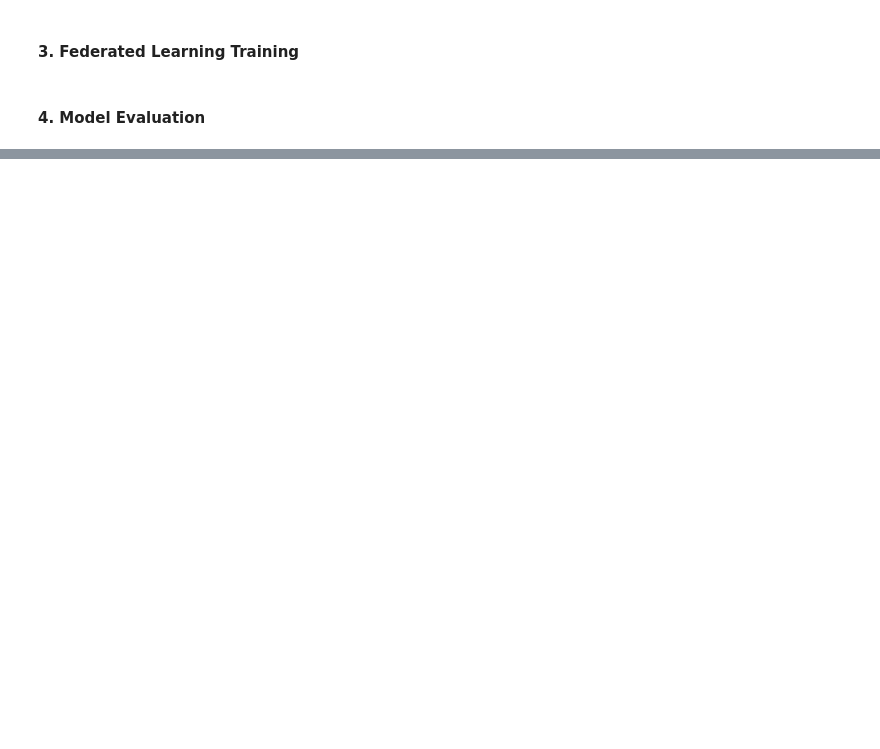
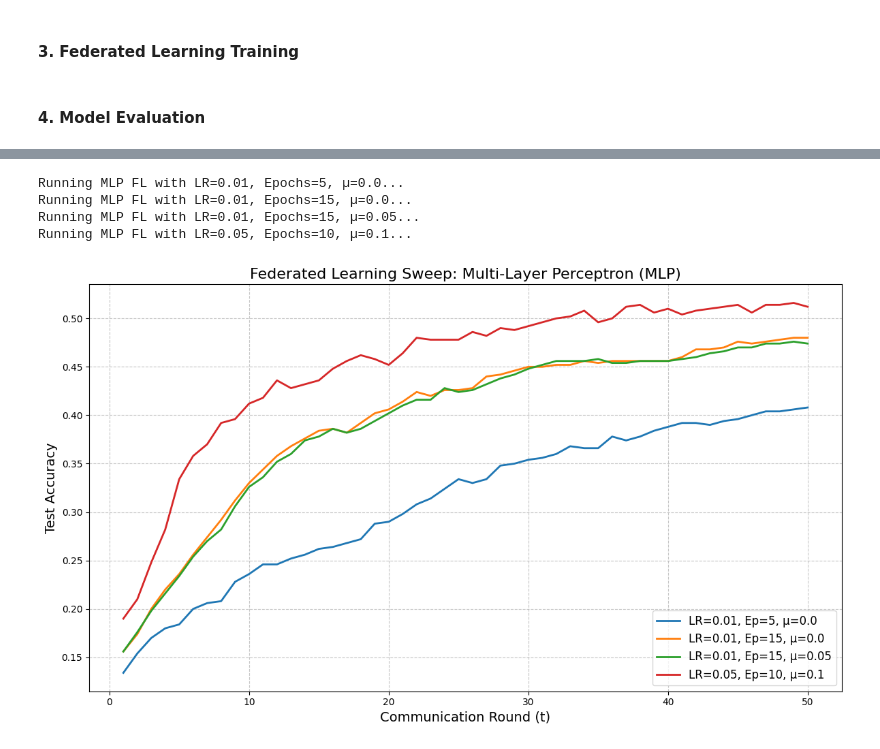
Before and after one commit to alexrogermoya/AAX_Projects, a Jupyter notebook: AAX_Seminars/AAX_Seminar_5/AAX_Seminar5.ipynb, the cells around one changed output, grey strips where cells are left out. Saved outputs shown, nothing was run; the diff lists cells and outputs as text; code cells hidden in the pictures; blank space fills up the shorter version.

```diff
--- a/AAX_Seminars/AAX_Seminar_5/AAX_Seminar5.ipynb
+++ b/AAX_Seminars/AAX_Seminar_5/AAX_Seminar5.ipynb
@@ -274,0 +323,42 @@ Test set: 500 samples, classes: [np.int64(1), np.int64(2), np.int64(3), np.int64
+# %%
+mlp_hyperparam_grid = [
+    {'lr': 0.01, 'epochs': 5,  'mu': 0.0},   # Standard FedAvg (Low local epochs)
+    {'lr': 0.01, 'epochs': 15, 'mu': 0.0},   # Standard FedAvg (Higher epochs, risk of drift)
+    {'lr': 0.01, 'epochs': 15, 'mu': 0.05},  # FedProx active (Moderate protection)
+    {'lr': 0.05, 'epochs': 10, 'mu': 0.1}    # Higher learning rate with strong FedProx constraint
+]
+
+# Total rounds for the experiment
+SWEEP_ROUNDS = 50
+
+plt.figure(figsize=(12, 7))
+
+# 3. Run the evaluation sweep
+for params in mlp_hyperparam_grid:
+    print(f"Running MLP FL with LR={params['lr']}, Epochs={params['epochs']}, µ={params['mu']}...")
+
+    # Run the custom MLP federated training loop
+    acc_history = run_mlp_fl_experiment(
+        learning_rate=params['lr'],
+        local_epochs=params['epochs'],
+        mu=params['mu'],
+        num_rounds=SWEEP_ROUNDS
+    )
+
+    label = f"LR={params['lr']}, Ep={params['epochs']}, µ={params['mu']}"
+    plt.plot(range(1, SWEEP_ROUNDS + 1), acc_history, linewidth=2, label=label)
+
+# 4. Plot formatting and display
+plt.title('Federated Learning Sweep: Multi-Layer Perceptron (MLP)', fontsize=16)
+plt.xlabel('Communication Round (t)', fontsize=14)
+plt.ylabel('Test Accuracy', fontsize=14)
+plt.legend(fontsize=12, loc='lower right')
+plt.grid(True, linestyle='--', alpha=0.7)
+plt.tight_layout()
+plt.show()
+# %% [output]
+Running MLP FL with LR=0.01, Epochs=5, µ=0.0...
+Running MLP FL with LR=0.01, Epochs=15, µ=0.0...
+Running MLP FL with LR=0.01, Epochs=15, µ=0.05...
+Running MLP FL with LR=0.05, Epochs=10, µ=0.1...
+[figure, added]
```
Also changed, not shown: parts of 15 cells of this notebook.
